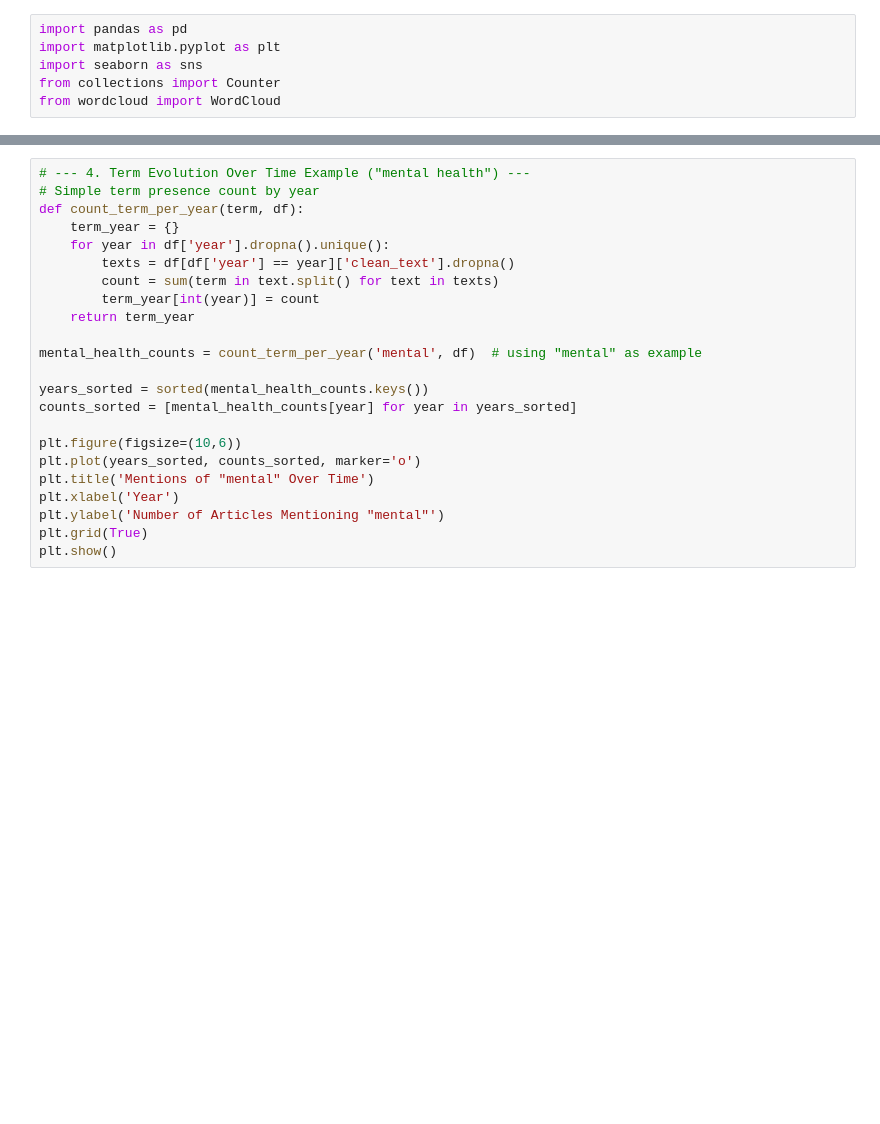
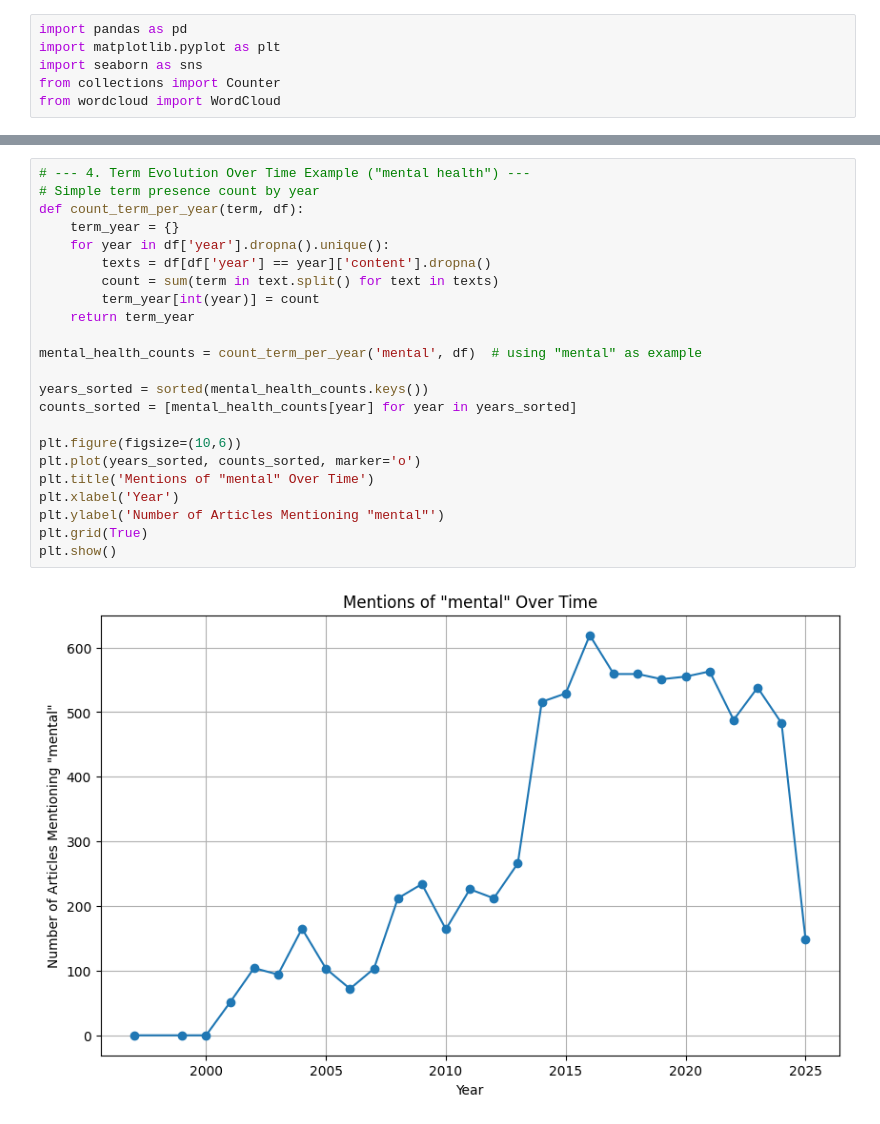
Before and after one commit to kashish-vaish/NLP, a Jupyter notebook: MentalHealthAndAdvocacy/EDA/01_eda_exploration.ipynb, the cells around one changed output, grey strips where cells are left out. Cells and saved outputs as stored; diff of their text form; blank space fills up the shorter version.

```diff
--- a/MentalHealthAndAdvocacy/EDA/01_eda_exploration.ipynb
+++ b/MentalHealthAndAdvocacy/EDA/01_eda_exploration.ipynb
@@ -81,23 +85,25 @@ plt.show()
 # %%
 # --- 4. Term Evolution Over Time Example ("mental health") ---
 # Simple term presence count by year
 def count_term_per_year(term, df):
     term_year = {}
     for year in df['year'].dropna().unique():
-        texts = df[df['year'] == year]['clean_text'].dropna()
+        texts = df[df['year'] == year]['content'].dropna()
         count = sum(term in text.split() for text in texts)
         term_year[int(year)] = count
     return term_year
 
 mental_health_counts = count_term_per_year('mental', df)  # using "mental" as example
 
 years_sorted = sorted(mental_health_counts.keys())
 counts_sorted = [mental_health_counts[year] for year in years_sorted]
 
 plt.figure(figsize=(10,6))
 plt.plot(years_sorted, counts_sorted, marker='o')
 plt.title('Mentions of "mental" Over Time')
 plt.xlabel('Year')
 plt.ylabel('Number of Articles Mentioning "mental"')
 plt.grid(True)
 plt.show()
+# %% [output]
+[figure, added]
```
Also changed, not shown: parts of 4 cells of this notebook, 2 other files.
